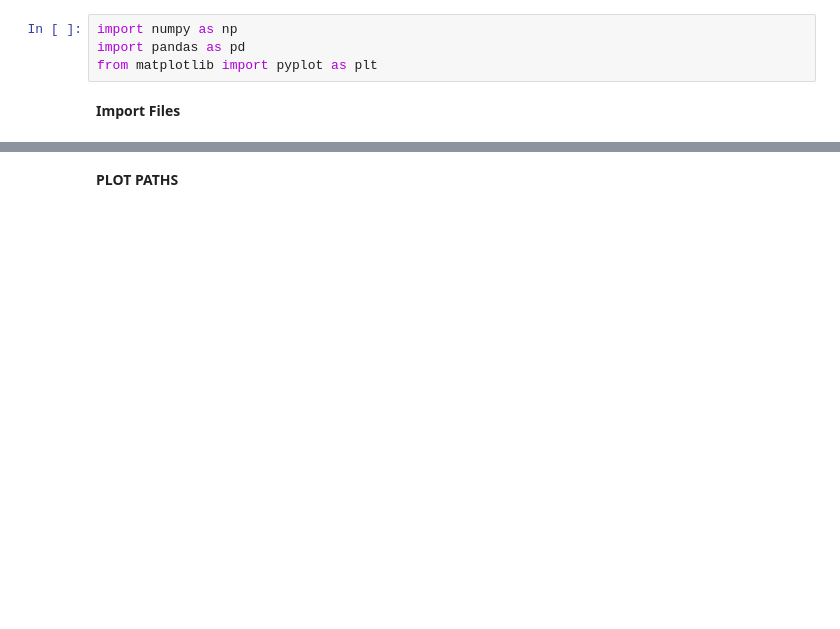
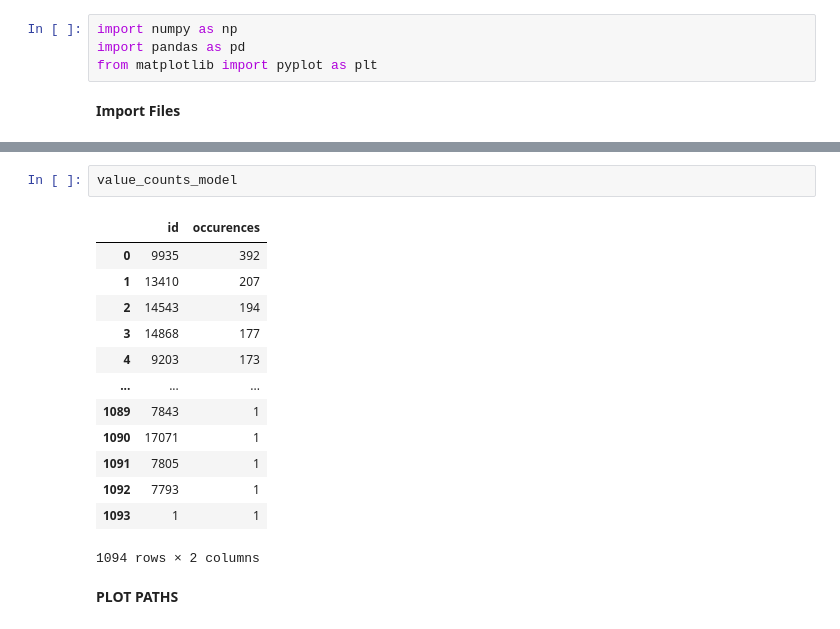
Before and after one commit to axpogroup/AXH-SonarFish, a Jupyter notebook: analysis/1_productionalization/classification_prototyping/classification_prototyping.ipynb, the cells around one changed output, grey strips where cells are left out. Saved outputs shown, nothing was run; the diff lists cells and outputs as text; blank space fills up the shorter version.

```diff
--- a/analysis/1_productionalization/classification_prototyping/classification_prototyping.ipynb
+++ b/analysis/1_productionalization/classification_prototyping/classification_prototyping.ipynb
@@ -19,3 +19,19 @@ value_counts_many = pd.DataFrame(many_fish.ID.value_counts()).reset_index().rena
+# %%
+value_counts_model
+# %% [output]
+|  | id | occurences |
+| 0 | 9935 | 392 |
+| 1 | 13410 | 207 |
+| 2 | 14543 | 194 |
+| 3 | 14868 | 177 |
+| 4 | 9203 | 173 |
+| ... | ... | ... |
+| 1089 | 7843 | 1 |
+| 1090 | 17071 | 1 |
+| 1091 | 7805 | 1 |
+| 1092 | 7793 | 1 |
+| 1093 | 1 | 1 |
+1094 rows × 2 columns
 # %% [markdown]
 **PLOT PATHS**
 # %%
```
Also changed, not shown: parts of 11 cells of this notebook, 4 other files.
